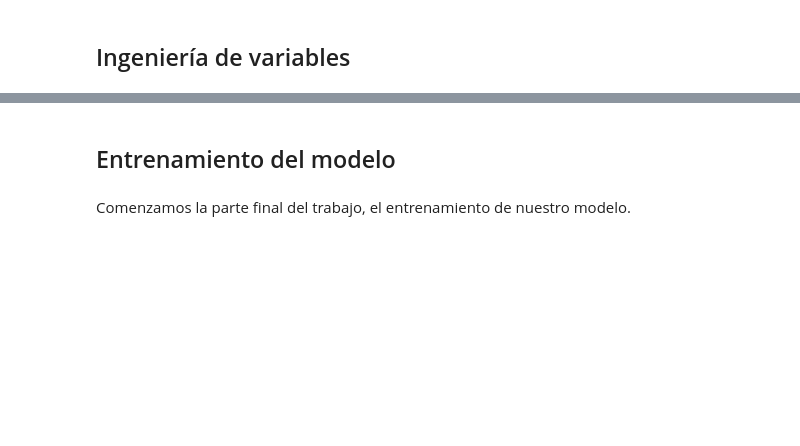
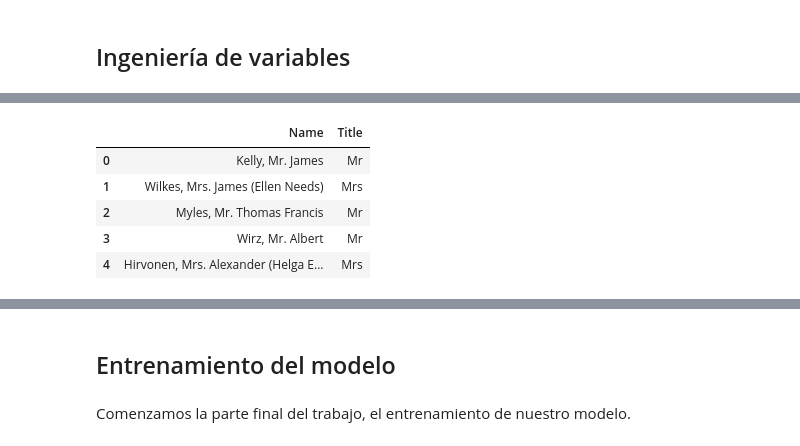
Before and after one commit to pedrochans/Titanic_ML, a Jupyter notebook: Titanic_ML.ipynb, the cells around one changed output, grey strips where cells are left out. Drawn from its saved outputs; the diff is of its cells as text; code cells hidden in the pictures; blank space fills up the shorter version.

```diff
--- a/Titanic_ML.ipynb
+++ b/Titanic_ML.ipynb
@@ -108,0 +201,15 @@ test.head()
+# %%
+# Extract the title (Mr, Mrs, Miss, etc.) from the 'Name' column in both train and test datasets
+train['Title'] = train['Name'].str.extract(r',\s*([^\.]*)\s*\.', expand=False)
+test['Title'] = test['Name'].str.extract(r',\s*([^\.]*)\s*\.', expand=False)
+
+# Display the first few rows to verify the new column
+train[['Name', 'Title']].head()
+test[['Name', 'Title']].head()
+# %% [output]
+|  | Name | Title |
+| 0 | Kelly, Mr. James | Mr |
+| 1 | Wilkes, Mrs. James (Ellen Needs) | Mrs |
+| 2 | Myles, Mr. Thomas Francis | Mr |
+| 3 | Wirz, Mr. Albert | Mr |
+| 4 | Hirvonen, Mrs. Alexander (Helga E... | Mrs |
```
Also changed, not shown: parts of 12 cells of this notebook, 2 other files.
